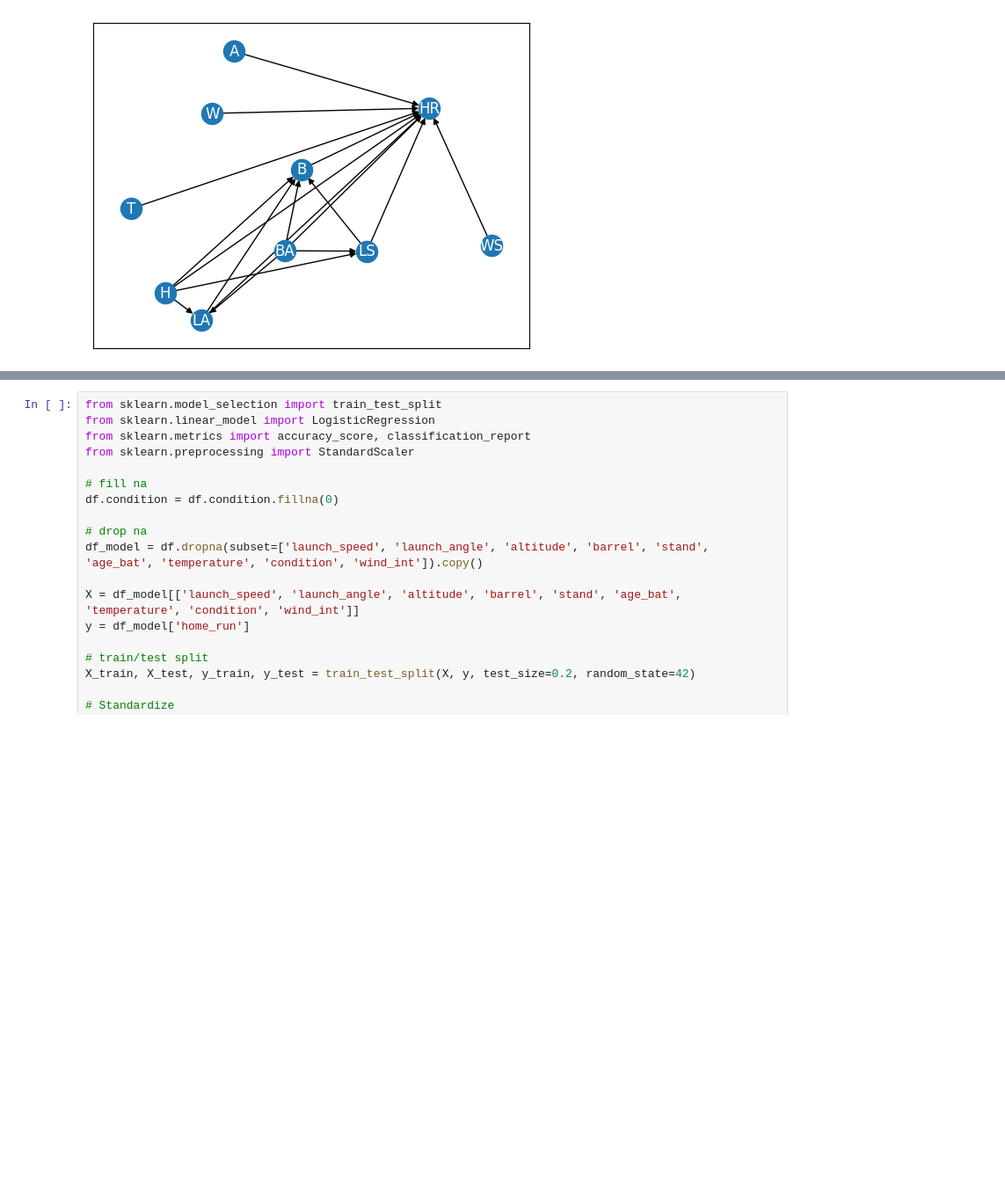
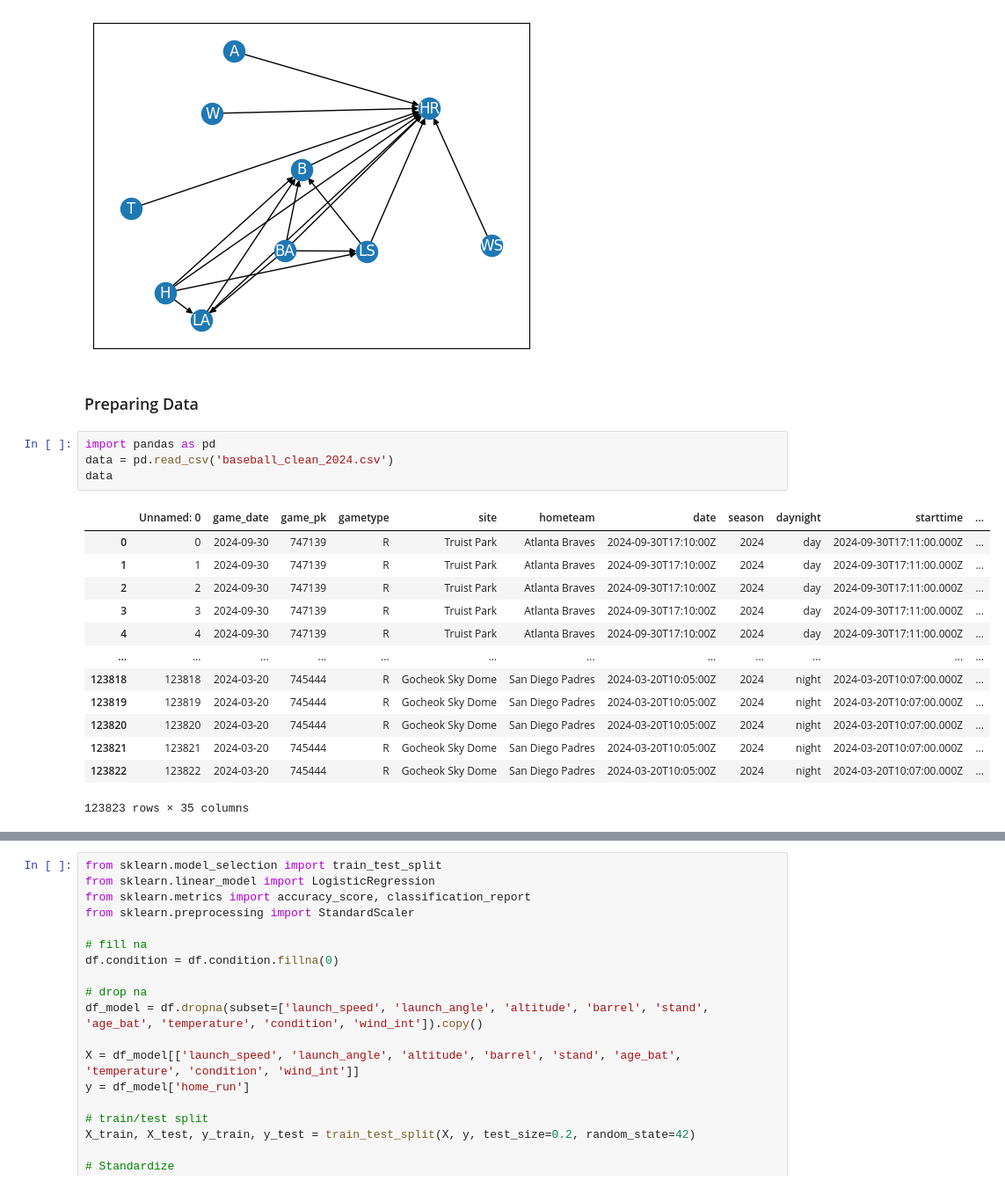
Before and after one commit to elizabethavargas/baseball, a Jupyter notebook: barrel_causal_model.ipynb, the cells around one changed output, grey strips where cells are left out. Shown: that part at 88% size. Drawn from its saved outputs; the diff is of its cells as text; blank space fills up the shorter version.

```diff
--- a/barrel_causal_model.ipynb
+++ b/barrel_causal_model.ipynb
@@ -27,3 +27,23 @@ nx.draw_networkx(graph, arrows=True, font_color="white")
 #plt.tight_layout()
 # %% [output]
 [figure]
+# %% [markdown]
+### Preparing Data
+# %%
+import pandas as pd
+data = pd.read_csv('baseball_clean_2024.csv')
+data
+# %% [output]
+|  | Unnamed: 0 | game_date | game_pk | gametype | site | hometeam | date | season | daynight | starttime | ... |
+| 0 | 0 | 2024-09-30 | 747139 | R | Truist Park | Atlanta Braves | 2024-09-30T17:10:00Z | 2024 | day | 2024-09-30T17:11:00.000Z | ... |
+| 1 | 1 | 2024-09-30 | 747139 | R | Truist Park | Atlanta Braves | 2024-09-30T17:10:00Z | 2024 | day | 2024-09-30T17:11:00.000Z | ... |
+| 2 | 2 | 2024-09-30 | 747139 | R | Truist Park | Atlanta Braves | 2024-09-30T17:10:00Z | 2024 | day | 2024-09-30T17:11:00.000Z | ... |
+| 3 | 3 | 2024-09-30 | 747139 | R | Truist Park | Atlanta Braves | 2024-09-30T17:10:00Z | 2024 | day | 2024-09-30T17:11:00.000Z | ... |
+| 4 | 4 | 2024-09-30 | 747139 | R | Truist Park | Atlanta Braves | 2024-09-30T17:10:00Z | 2024 | day | 2024-09-30T17:11:00.000Z | ... |
+| ... | ... | ... | ... | ... | ... | ... | ... | ... | ... | ... | ... |
+| 123818 | 123818 | 2024-03-20 | 745444 | R | Gocheok Sky Dome | San Diego Padres | 2024-03-20T10:05:00Z | 2024 | night | 2024-03-20T10:07:00.000Z | ... |
+| 123819 | 123819 | 2024-03-20 | 745444 | R | Gocheok Sky Dome | San Diego Padres | 2024-03-20T10:05:00Z | 2024 | night | 2024-03-20T10:07:00.000Z | ... |
+| 123820 | 123820 | 2024-03-20 | 745444 | R | Gocheok Sky Dome | San Diego Padres | 2024-03-20T10:05:00Z | 2024 | night | 2024-03-20T10:07:00.000Z | ... |
+| 123821 | 123821 | 2024-03-20 | 745444 | R | Gocheok Sky Dome | San Diego Padres | 2024-03-20T10:05:00Z | 2024 | night | 2024-03-20T10:07:00.000Z | ... |
+| 123822 | 123822 | 2024-03-20 | 745444 | R | Gocheok Sky Dome | San Diego Padres | 2024-03-20T10:05:00Z | 2024 | night | 2024-03-20T10:07:00.000Z | ... |
+123823 rows × 35 columns
```
Also changed, not shown: parts of 10 cells of this notebook.
